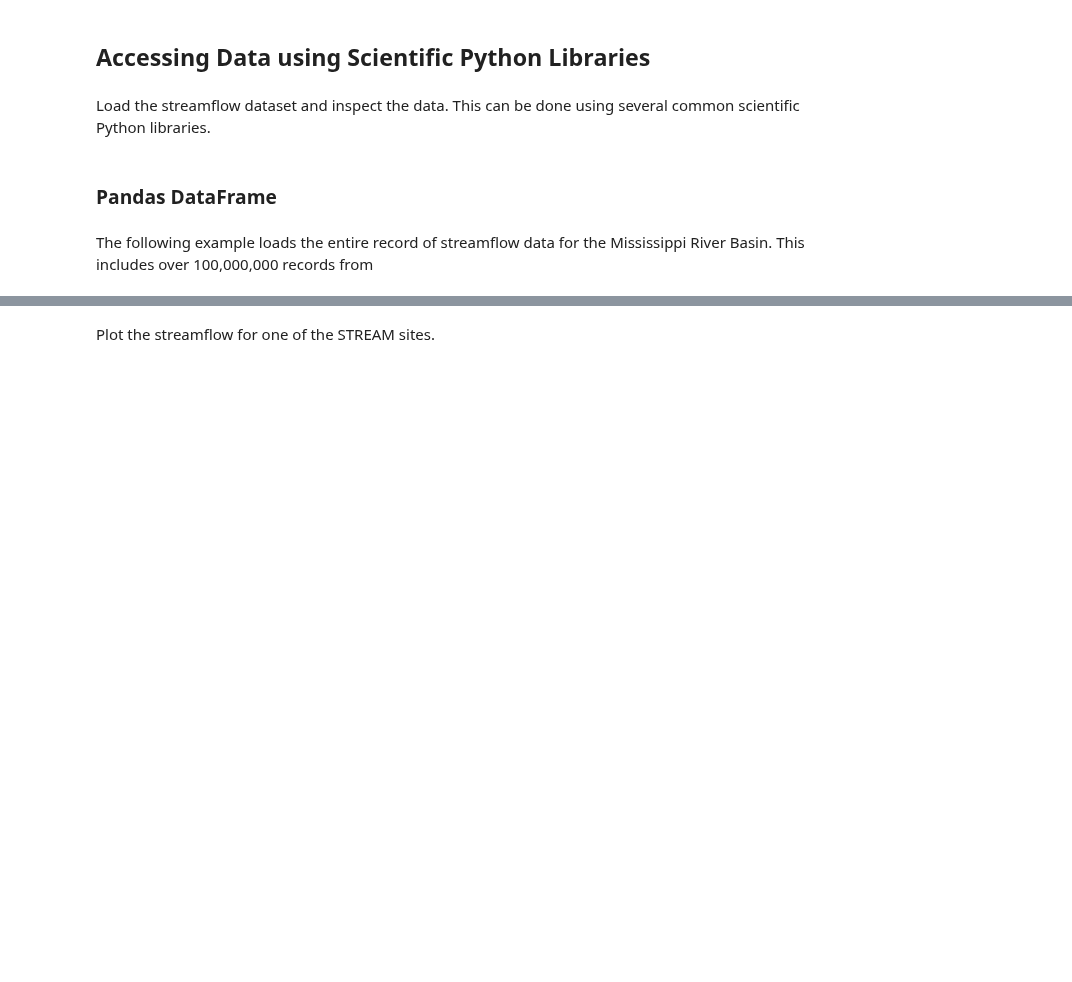
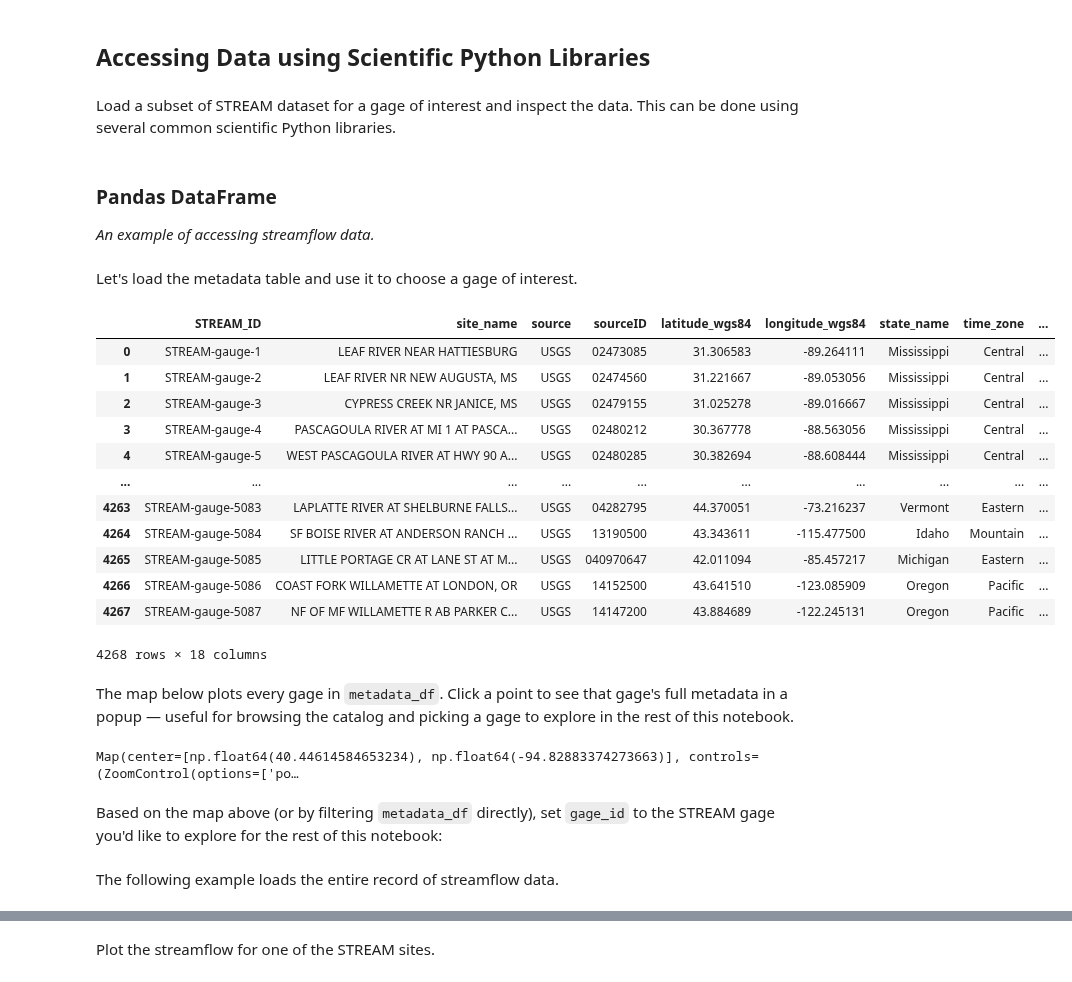
Before and after one commit to CUAHSI/STREAM, a Jupyter notebook: examples/parquet-data-access.ipynb, the cells around one changed output, grey strips where cells are left out. Cells and saved outputs as stored; diff of their text form; code cells hidden in the pictures; blank space fills up the shorter version.

```diff
--- a/examples/parquet-data-access.ipynb
+++ b/examples/parquet-data-access.ipynb
@@ -20,8 +129,43 @@ resource.s3_ls()
 # %% [markdown]
+<a id="accessing-data"></a>
 ## Accessing Data using Scientific Python Libraries
 # %% [markdown]
-Load the streamflow dataset and inspect the data. This can be done using several common scientific Python libraries.
+Load a subset of STREAM dataset for a gage of interest and inspect the data. This can be done using several common scientific Python libraries.
 # %% [markdown]
+<a id="pandas-dataframe"></a>
 ### Pandas DataFrame
+*An example of accessing streamflow data.*
 # %%
 import pandas
+# %% [markdown]
+Let's load the metadata table and use it to choose a gage of interest.
+# %%
+metadata_df = pandas.read_parquet(
+    'tonycastronova/4553ef8a14884e4199c7018975b8faaa/data/contents/metadata.parquet',
+    filesystem=hs.get_s3_filesystem()
+)
+
+metadata_df
+# %% [output]
+|  | STREAM_ID | site_name | source | sourceID | latitude_wgs84 | longitude_wgs84 | state_name | time_zone | ... |
+| 0 | STREAM-gauge-1 | LEAF RIVER NEAR HATTIESBURG | USGS | 02473085 | 31.306583 | -89.264111 | Mississippi | Central | ... |
+| 1 | STREAM-gauge-2 | LEAF RIVER NR NEW AUGUSTA, MS | USGS | 02474560 | 31.221667 | -89.053056 | Mississippi | Central | ... |
+| 2 | STREAM-gauge-3 | CYPRESS CREEK NR JANICE, MS | USGS | 02479155 | 31.025278 | -89.016667 | Mississippi | Central | ... |
+| 3 | STREAM-gauge-4 | PASCAGOULA RIVER AT MI 1 AT PASCA... | USGS | 02480212 | 30.367778 | -88.563056 | Mississippi | Central | ... |
+| 4 | STREAM-gauge-5 | WEST PASCAGOULA RIVER AT HWY 90 A... | USGS | 02480285 | 30.382694 | -88.608444 | Mississippi | Central | ... |
+| ... | ... | ... | ... | ... | ... | ... | ... | ... | ... |
+| 4263 | STREAM-gauge-5083 | LAPLATTE RIVER AT SHELBURNE FALLS... | USGS | 04282795 | 44.370051 | -73.216237 | Vermont | Eastern | ... |
+| 4264 | STREAM-gauge-5084 | SF BOISE RIVER AT ANDERSON RANCH ... | USGS | 13190500 | 43.343611 | -115.477500 | Idaho | Mountain | ... |
+| 4265 | STREAM-gauge-5085 | LITTLE PORTAGE CR AT LANE ST AT M... | USGS | 040970647 | 42.011094 | -85.457217 | Michigan | Eastern | ... |
+| 4266 | STREAM-gauge-5086 | COAST FORK WILLAMETTE AT LONDON, OR | USGS | 14152500 | 43.641510 | -123.085909 | Oregon | Pacific | ... |
+| 4267 | STREAM-gauge-5087 | NF OF MF WILLAMETTE R AB PARKER C... | USGS | 14147200 | 43.884689 | -122.245131 | Oregon | Pacific | ... |
+4268 rows × 18 columns
+# %% [markdown]
+The map below plots every gage in `metadata_df`. Click a point to see that gage's full metadata in a popup — useful for browsing the catalog and picking a gage to explore in the rest of this notebook.
+# %%
+from utils import gage_metadata_map
+gage_metadata_map.plot_gage_metadata_map(metadata_df)
+# %% [output]
+Map(center=[np.float64(40.44614584653234), np.float64(-94.82883374273663)], controls=(ZoomControl(options=['po…
+# %% [markdown]
+Based on the map above (or by filtering `metadata_df` directly), set `gage_id` to the STREAM gage you'd like to explore for the rest of this notebook:
@@ -28,3 +174,3 @@ import pandas
 # %% [markdown]
-The following example loads the entire record of streamflow data for the Mississippi River Basin. This includes over 100,000,000 records from
+The following example loads the entire record of streamflow data.
 # %%
```
Also changed, not shown: parts of 39 cells of this notebook, 1 other file.
